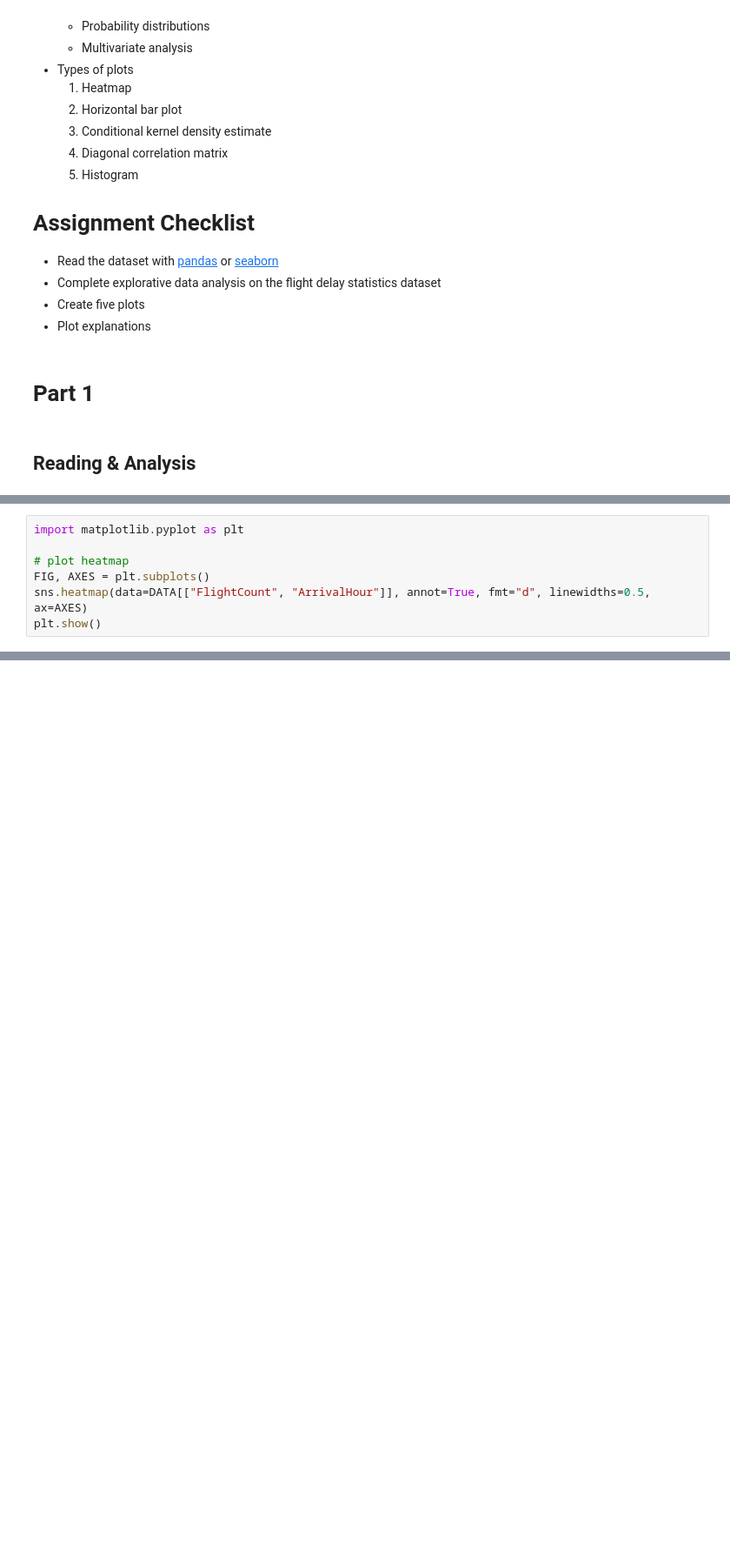
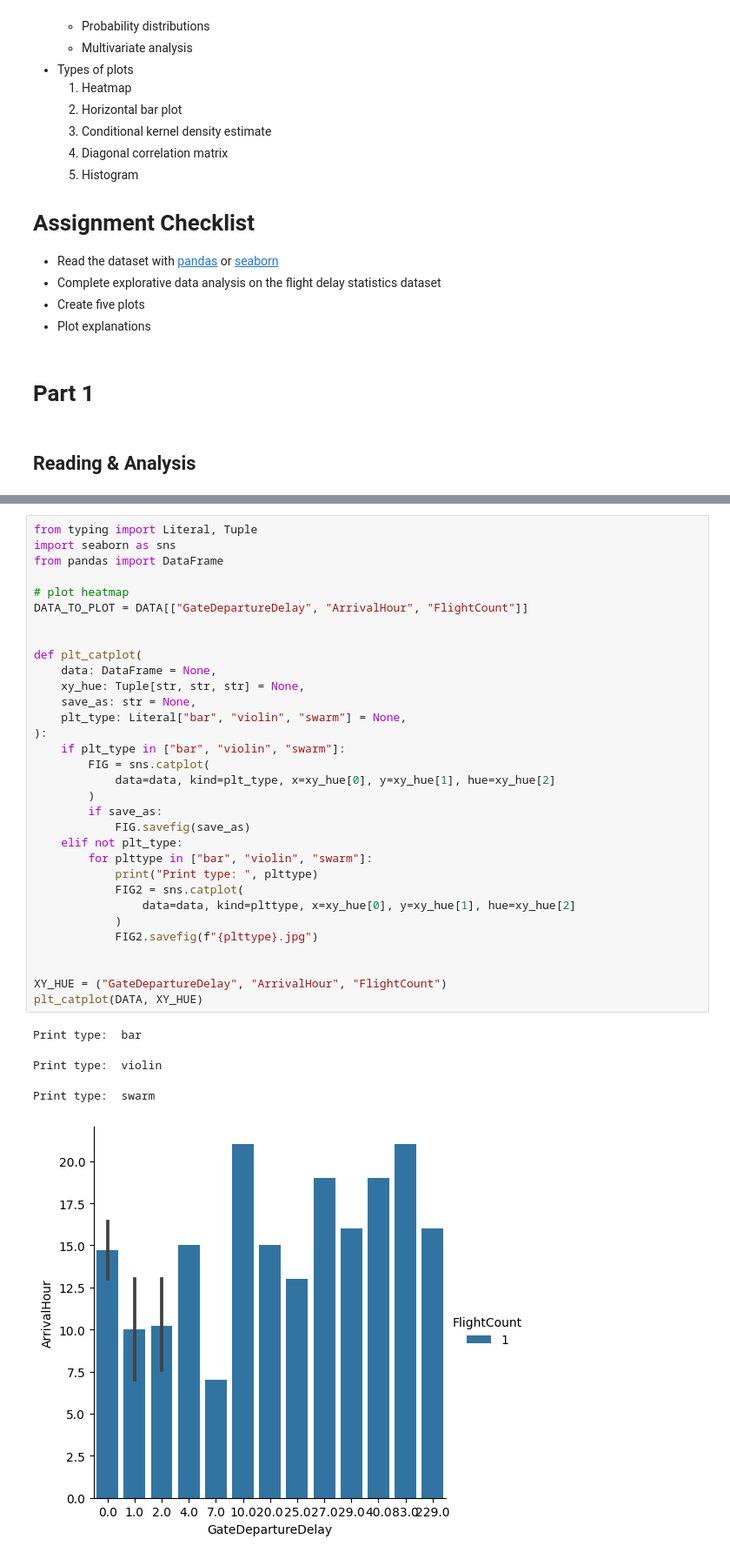
Before and after one commit to kconfeiteiro/coursework, a Jupyter notebook: Fall 2023/DS 440/Homework/HW 4/Cascio_and_Confeiteiro_ERAU_DS440_Assignment_3.ipynb, the cells around one changed output, grey strips where cells are left out. Shown at 87% size. Drawn from its saved outputs; the diff is of its cells as text; blank space fills up the shorter version.

```diff
--- a/Fall 2023/DS 440/Homework/HW 4/Cascio_and_Confeiteiro_ERAU_DS440_Assignment_3.ipynb
+++ b/Fall 2023/DS 440/Homework/HW 4/Cascio_and_Confeiteiro_ERAU_DS440_Assignment_3.ipynb
@@ -73,7 +89,0 @@ Descriptive analysis of dataset:
-# %%
-import matplotlib.pyplot as plt
-
-# plot heatmap
-FIG, AXES = plt.subplots()
-sns.heatmap(data=DATA[["FlightCount", "ArrivalHour"]], annot=True, fmt="d", linewidths=0.5, ax=AXES)
-plt.show()
@@ -135,0 +90,37 @@ make_plots(data=DATA, xtitle="x-title test", ytitle="y-title test", title="title
+# %%
+from typing import Literal, Tuple
+import seaborn as sns
+from pandas import DataFrame
+
+# plot heatmap
+DATA_TO_PLOT = DATA[["GateDepartureDelay", "ArrivalHour", "FlightCount"]]
+
+
+def plt_catplot(
+    data: DataFrame = None,
+    xy_hue: Tuple[str, str, str] = None,
+    save_as: str = None,
+    plt_type: Literal["bar", "violin", "swarm"] = None,
+):
+    if plt_type in ["bar", "violin", "swarm"]:
+        FIG = sns.catplot(
+            data=data, kind=plt_type, x=xy_hue[0], y=xy_hue[1], hue=xy_hue[2]
+        )
+        if save_as:
+            FIG.savefig(save_as)
+    elif not plt_type:
+        for plttype in ["bar", "violin", "swarm"]:
+            print("Print type: ", plttype)
+            FIG2 = sns.catplot(
+                data=data, kind=plttype, x=xy_hue[0], y=xy_hue[1], hue=xy_hue[2]
+            )
+            FIG2.savefig(f"{plttype}.jpg")
+
+
+XY_HUE = ("GateDepartureDelay", "ArrivalHour", "FlightCount")
+plt_catplot(DATA, XY_HUE)
+# %% [output]
+Print type:  bar
+Print type:  violin
+Print type:  swarm
+[figure, added]
```
Also changed, not shown: parts of 5 cells of this notebook, 3 other files.
